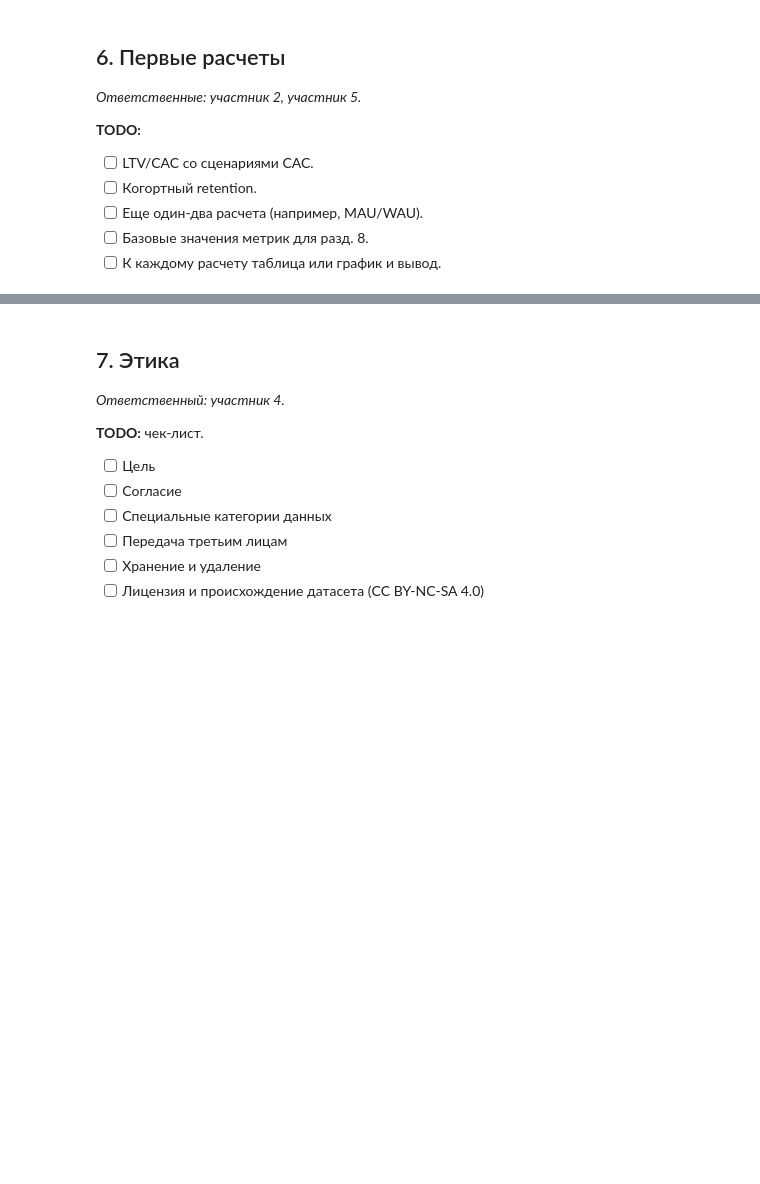
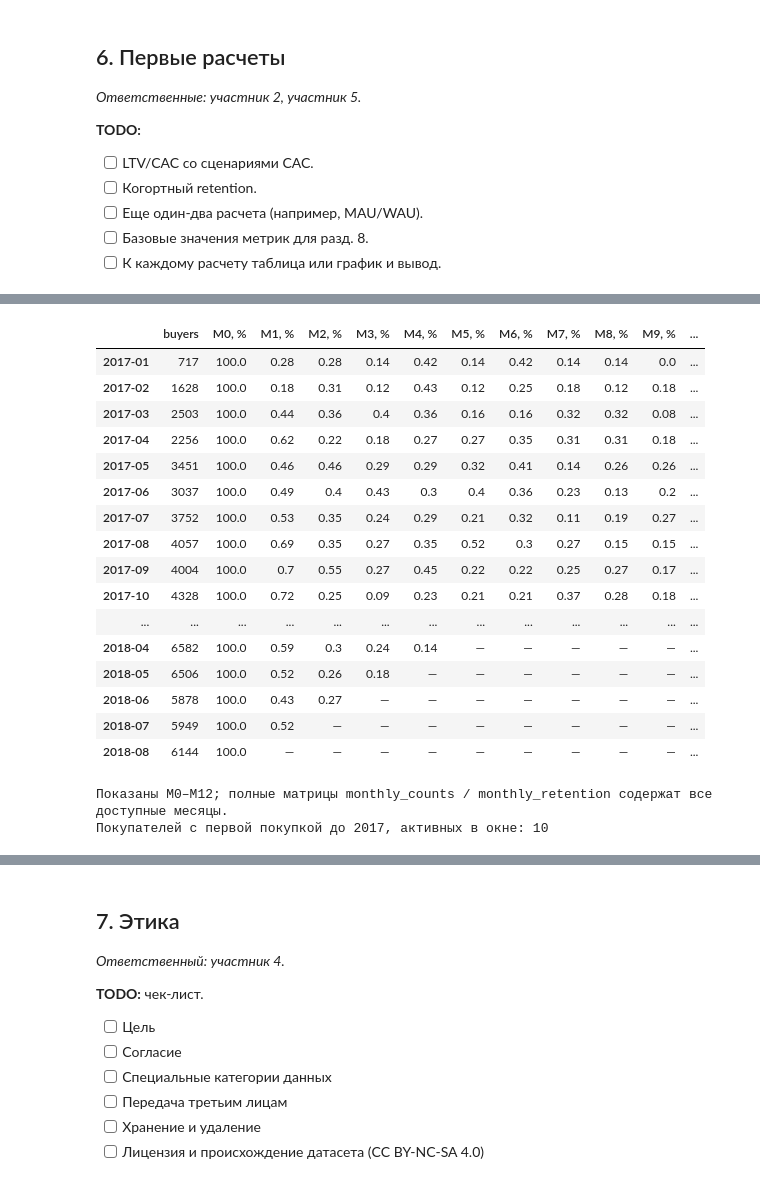
Before and after one commit to iverid/ProdAnal, a Jupyter notebook: project.ipynb, the cells around one changed output, grey strips where cells are left out. Saved outputs shown, nothing was run; the diff lists cells and outputs as text; code cells hidden in the pictures; blank space fills up the shorter version.

Commit message:
Подготовка данных и рассчет когортного retention

```diff
--- a/project.ipynb
+++ b/project.ipynb
@@ -33,9 +33,15 @@
 9. Репозиторий
 # %%
 from pathlib import Path
+import hashlib
+import numpy as np
 import pandas as pd
+from IPython.display import display, Markdown
 
-DATA_DIR = '/data'
+DATA_DIR = Path('data')
+assert DATA_DIR.is_dir(), 'Запустите ноутбук из корня репозитория'
+pd.set_option('display.max_rows', 100)
+pd.set_option('display.max_columns', 20)
 
 print('Папка с данными:', DATA_DIR)
 # %% [output]
@@ -170,0 +574,57 @@ Olist использует комбинированную схему получ
+# %%
+first_purchase = purchase_history.groupby('customer_unique_id')['purchase_date'].min().rename('first_purchase_date')
+buyer_cohorts = first_purchase.to_frame()
+buyer_cohorts['cohort'] = buyer_cohorts.first_purchase_date.dt.to_period('M')
+buyer_cohorts = buyer_cohorts.loc[buyer_cohorts.first_purchase_date.ge(ANALYSIS_START)].copy()
+cohort_index = pd.period_range(ANALYSIS_START, LAST_OBSERVED_DAY, freq='M')
+cohort_sizes = buyer_cohorts.groupby('cohort').size().reindex(cohort_index, fill_value=0).rename('buyers')
+cohort_sizes.index.name = 'cohort'
+buyer_activity = purchase_history.merge(
+    buyer_cohorts, left_on='customer_unique_id', right_index=True, how='inner', validate='many_to_one',
+)
+buyer_activity['age_days'] = (buyer_activity.purchase_date - buyer_activity.first_purchase_date).dt.days
+buyer_activity['activity_month'] = buyer_activity.purchase_date.dt.to_period('M')
+buyer_activity['month_age'] = (
+    buyer_activity.activity_month.astype('int64') - buyer_activity.cohort.astype('int64')
+)
+repeats = buyer_activity.loc[buyer_activity.age_days.gt(0)].copy()
+month_ages = pd.Index(range(len(cohort_index)), name='month_age')
+monthly_counts = repeats.groupby(['cohort', 'month_age']).customer_unique_id.nunique().unstack(
+    'month_age', fill_value=0,
+).reindex(index=cohort_index, columns=month_ages, fill_value=0)
+monthly_counts[0] = cohort_sizes  # M0 — приобретение, а не повтор
+observed_months = pd.DataFrame(
+    [[cohort + int(k) <= LAST_OBSERVED_DAY.to_period('M') for k in month_ages] for cohort in cohort_index],
+    index=cohort_index, columns=month_ages,
+)
+monthly_counts = monthly_counts.where(observed_months & cohort_sizes.gt(0).to_numpy()[:, None])
+monthly_retention = monthly_counts.div(cohort_sizes.replace(0, np.nan), axis=0)
+calendar_table = monthly_retention.iloc[:, :13].mul(100).round(2)
+calendar_table.columns = [f'M{k}, %' for k in calendar_table.columns]
+calendar_table.insert(0, 'buyers', cohort_sizes)
+display(calendar_table.astype(object).fillna('—'))
+print('Показаны M0–M12; полные матрицы monthly_counts / monthly_retention содержат все доступные месяцы.')
+print('Покупателей с первой покупкой до 2017, активных в окне:',
+      analysis_orders.loc[analysis_orders.customer_unique_id.isin(
+          first_purchase.index[first_purchase.lt(ANALYSIS_START)]
+      ), 'customer_unique_id'].nunique())
+# %% [output]
+|  | buyers | M0, % | M1, % | M2, % | M3, % | M4, % | M5, % | M6, % | M7, % | M8, % | M9, % | ... |
+| 2017-01 | 717 | 100.0 | 0.28 | 0.28 | 0.14 | 0.42 | 0.14 | 0.42 | 0.14 | 0.14 | 0.0 | ... |
+| 2017-02 | 1628 | 100.0 | 0.18 | 0.31 | 0.12 | 0.43 | 0.12 | 0.25 | 0.18 | 0.12 | 0.18 | ... |
+| 2017-03 | 2503 | 100.0 | 0.44 | 0.36 | 0.4 | 0.36 | 0.16 | 0.16 | 0.32 | 0.32 | 0.08 | ... |
+| 2017-04 | 2256 | 100.0 | 0.62 | 0.22 | 0.18 | 0.27 | 0.27 | 0.35 | 0.31 | 0.31 | 0.18 | ... |
+| 2017-05 | 3451 | 100.0 | 0.46 | 0.46 | 0.29 | 0.29 | 0.32 | 0.41 | 0.14 | 0.26 | 0.26 | ... |
+| 2017-06 | 3037 | 100.0 | 0.49 | 0.4 | 0.43 | 0.3 | 0.4 | 0.36 | 0.23 | 0.13 | 0.2 | ... |
+| 2017-07 | 3752 | 100.0 | 0.53 | 0.35 | 0.24 | 0.29 | 0.21 | 0.32 | 0.11 | 0.19 | 0.27 | ... |
+| 2017-08 | 4057 | 100.0 | 0.69 | 0.35 | 0.27 | 0.35 | 0.52 | 0.3 | 0.27 | 0.15 | 0.15 | ... |
+| 2017-09 | 4004 | 100.0 | 0.7 | 0.55 | 0.27 | 0.45 | 0.22 | 0.22 | 0.25 | 0.27 | 0.17 | ... |
+| 2017-10 | 4328 | 100.0 | 0.72 | 0.25 | 0.09 | 0.23 | 0.21 | 0.21 | 0.37 | 0.28 | 0.18 | ... |
+| ... | ... | ... | ... | ... | ... | ... | ... | ... | ... | ... | ... | ... |
+| 2018-04 | 6582 | 100.0 | 0.59 | 0.3 | 0.24 | 0.14 | — | — | — | — | — | ... |
+| 2018-05 | 6506 | 100.0 | 0.52 | 0.26 | 0.18 | — | — | — | — | — | — | ... |
+| 2018-06 | 5878 | 100.0 | 0.43 | 0.27 | — | — | — | — | — | — | — | ... |
+| 2018-07 | 5949 | 100.0 | 0.52 | — | — | — | — | — | — | — | — | ... |
+| 2018-08 | 6144 | 100.0 | — | — | — | — | — | — | — | — | — | ... |
+Показаны M0–M12; полные матрицы monthly_counts / monthly_retention содержат все доступные месяцы.
+Покупателей с первой покупкой до 2017, активных в окне: 10
```
Also changed, not shown: parts of 17 cells of this notebook.
